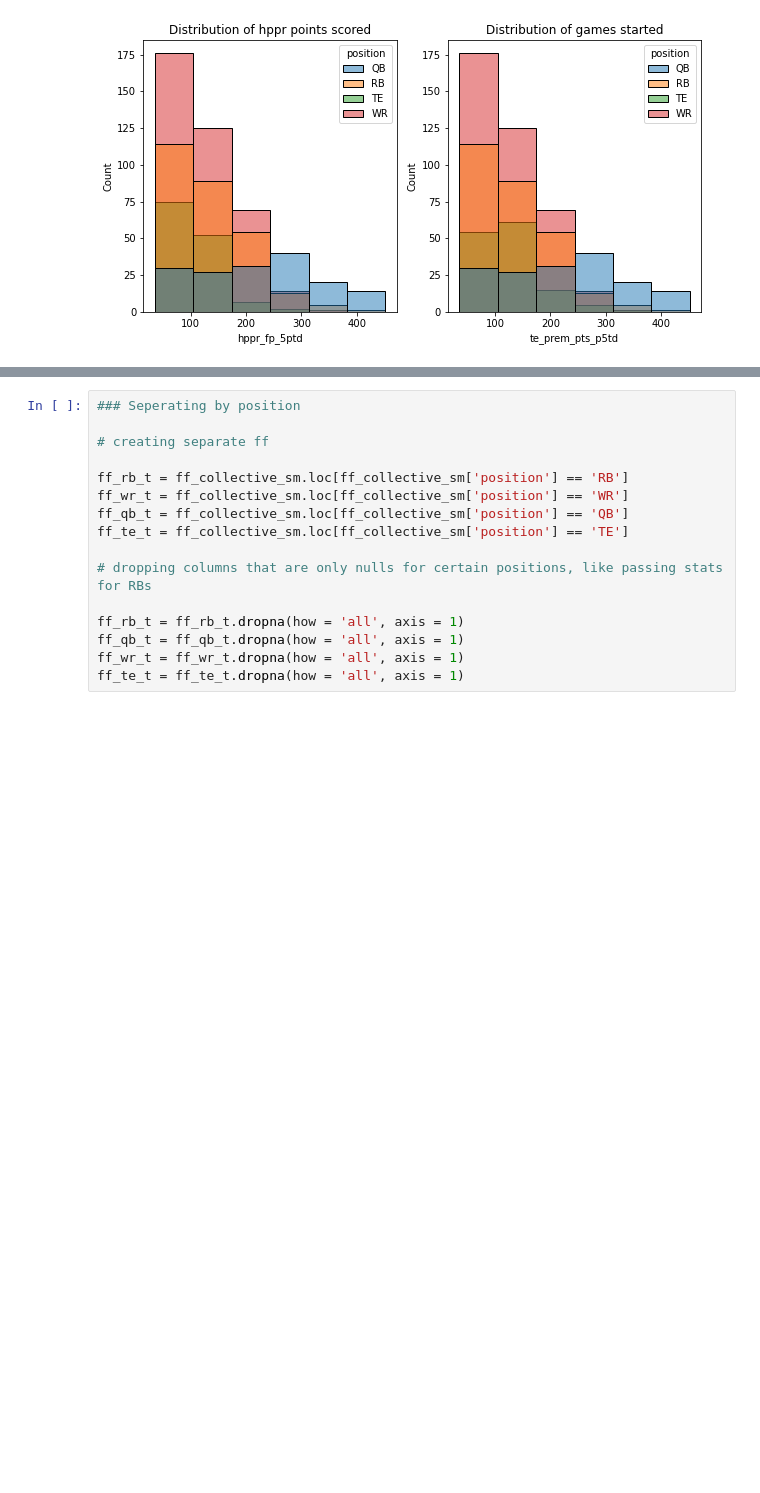
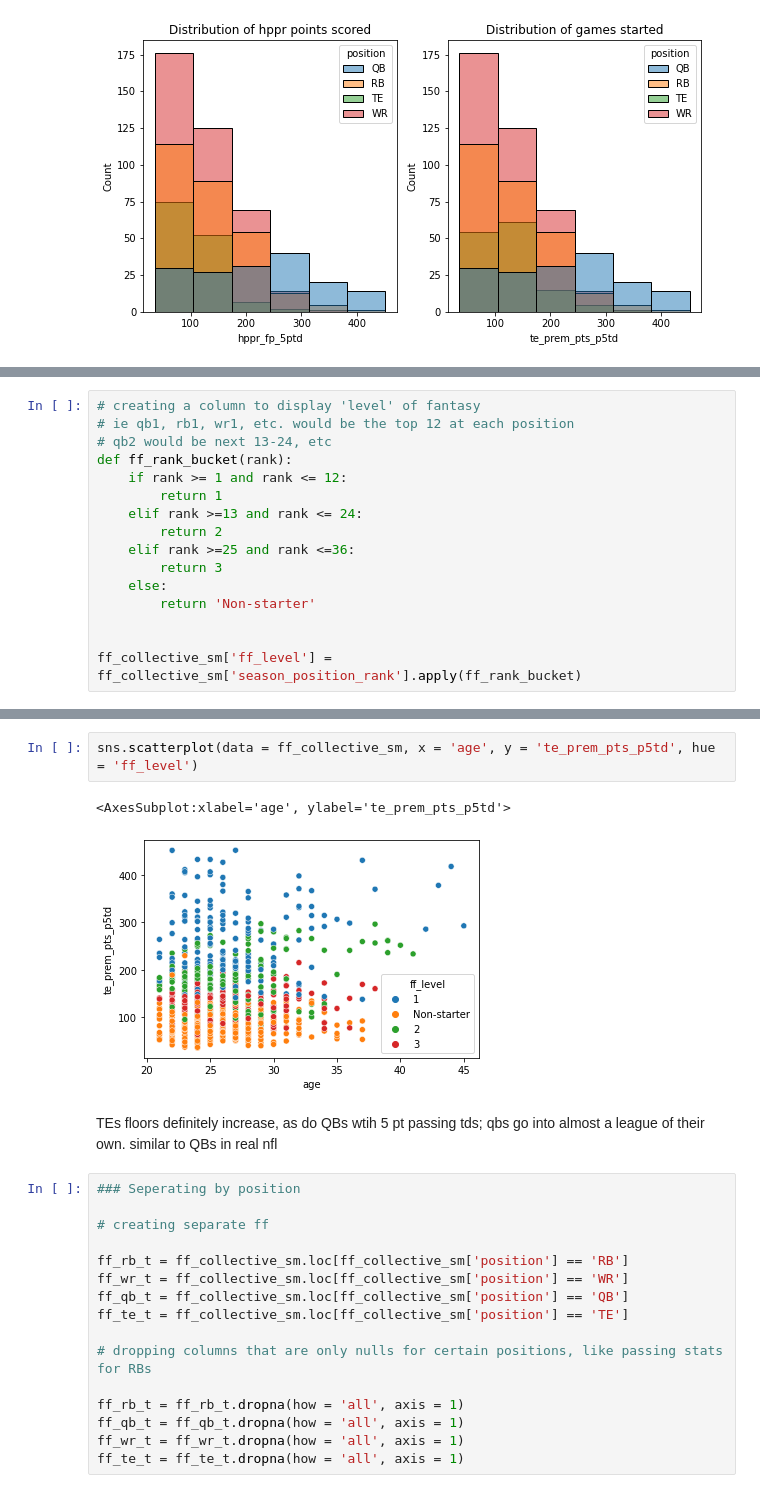
Before and after one commit to stephenkuc/Predicting_Fantasy_Football_Scores, a Jupyter notebook: 2. Fantasy Football -- Initial EDA, cleaning, and feature engineering.ipynb, the cells around one changed output, grey strips where cells are left out. Cells and saved outputs as stored; diff of their text form; blank space fills up the shorter version.

```diff
--- a/2. Fantasy Football -- Initial EDA, cleaning, and feature engineering.ipynb
+++ b/2. Fantasy Football -- Initial EDA, cleaning, and feature engineering.ipynb
@@ -514,0 +493,16 @@ plt.show()
+# %%
+# creating a column to display 'level' of fantasy
+# ie qb1, rb1, wr1, etc. would be the top 12 at each position
+# qb2 would be next 13-24, etc
+def ff_rank_bucket(rank):
+    if rank >= 1 and rank <= 12:
+        return 1
+    elif rank >=13 and rank <= 24:
+        return 2
+    elif rank >=25 and rank <=36:
+        return 3
+    else:
+        return 'Non-starter'
+
+
+ff_collective_sm['ff_level'] = ff_collective_sm['season_position_rank'].apply(ff_rank_bucket)
@@ -515,3 +568,10 @@ plt.show()
+# %%
+sns.scatterplot(data = ff_collective_sm, x = 'age', y = 'te_prem_pts_p5td', hue = 'ff_level')
+# %% [output]
+<AxesSubplot:xlabel='age', ylabel='te_prem_pts_p5td'>
+[figure, added]
+# %% [markdown]
+TEs floors definitely increase, as do QBs wtih 5 pt passing tds; qbs go into almost a league of their own. similar to QBs in real nfl
 # %%
 ### Seperating by position
 
```
Also changed, not shown: parts of 45 cells of this notebook.
